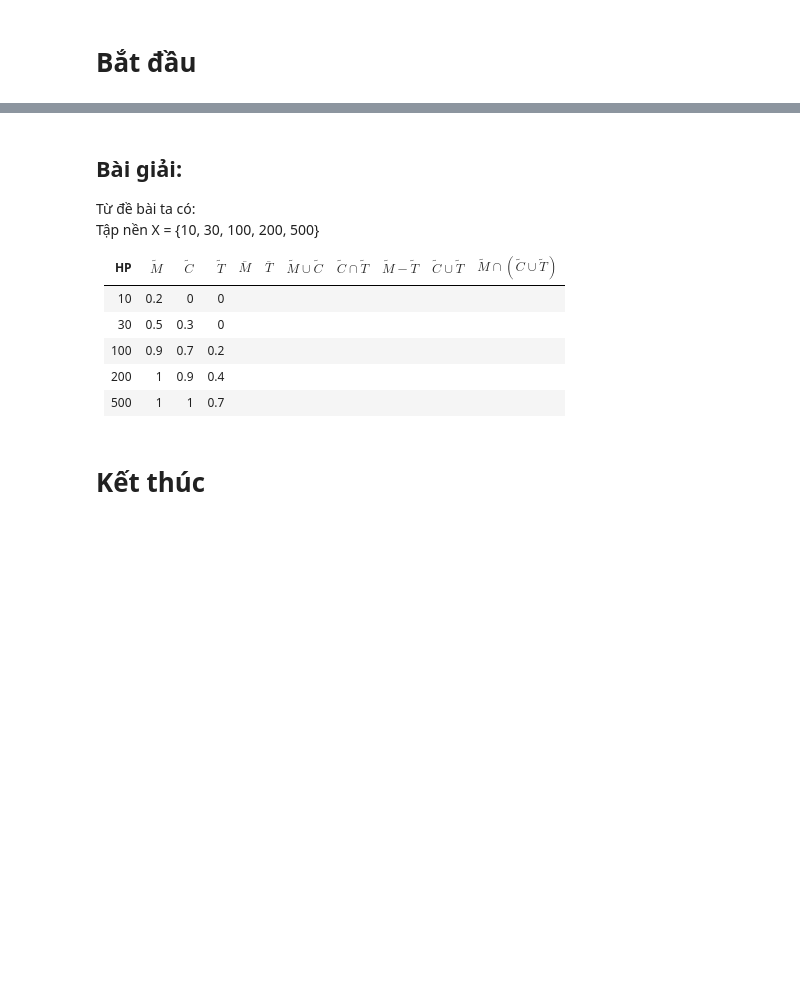
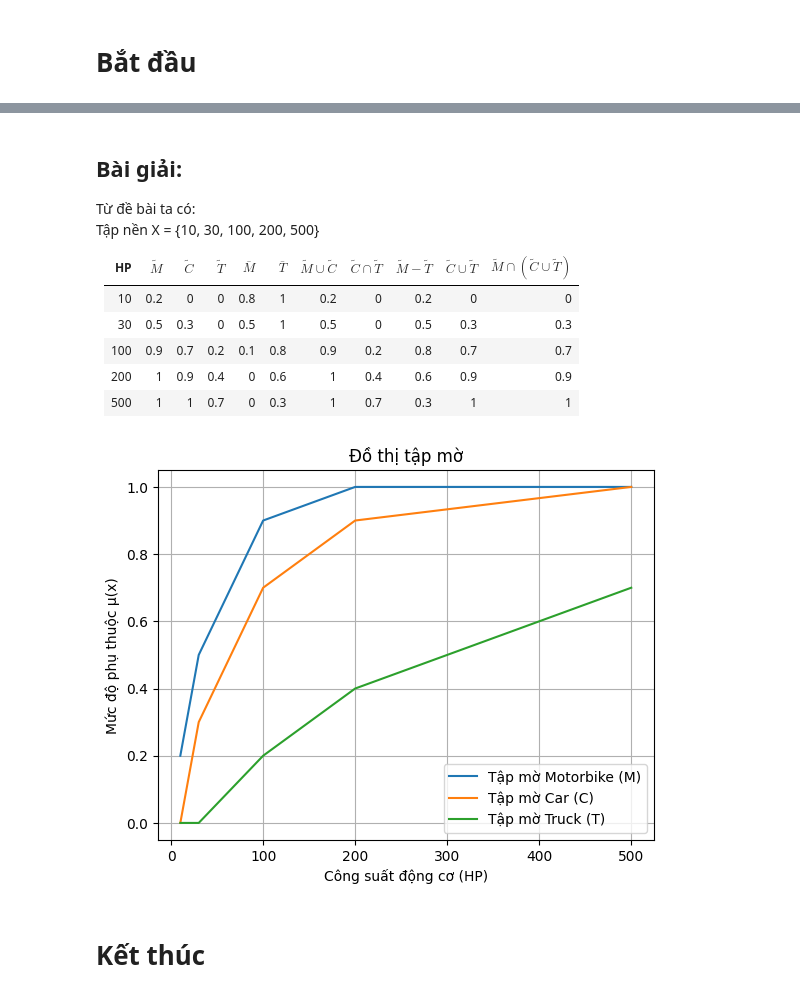
Before and after one commit to thanhthaolearnen-beep/DHSG_fuzzy, a Jupyter notebook: homework/Bai02/bt04.ipynb, the cells around one changed output, grey strips where cells are left out. Cells and saved outputs as stored; diff of their text form; code cells hidden in the pictures; blank space fills up the shorter version.

```diff
--- a/homework/Bai02/bt04.ipynb
+++ b/homework/Bai02/bt04.ipynb
@@ -11,8 +11,8 @@ Tập nền X = {10, 30, 100, 200, 500}
 
 |HP|$\tilde{M}$|$\tilde{C}$|$\tilde{T}$|$\bar{M}$|$\bar{T}$|$\tilde{M} \cup \tilde{C}$|$\tilde{C} \cap \tilde{T}$|$\tilde{M} - \tilde{T}$|$\tilde{C} \cup \tilde{T}$|$\tilde{M} \cap (\tilde{C} \cup \tilde{T})$|
 |---|---|---|---|---|---|---|---|---|---|---|
-|10|0.2|0|0||||||||
-|30|0.5|0.3|0||||||||
-|100|0.9|0.7|0.2||||||||
-|200|1|0.9|0.4||||||||
-|500|1|1|0.7||||||||
+|10|0.2|0|0|0.8|1|0.2|0|0.2|0|0|
+|30|0.5|0.3|0|0.5|1|0.5|0|0.5|0.3|0.3|
+|100|0.9|0.7|0.2|0.1|0.8|0.9|0.2|0.8|0.7|0.7|
+|200|1|0.9|0.4|0|0.6|1|0.4|0.6|0.9|0.9|
+|500|1|1|0.7|0|0.3|1|0.7|0.3|1|1|
@@ -19,2 +21,27 @@ Tập nền X = {10, 30, 100, 200, 500}
+# %%
+import numpy as np
+import matplotlib.pyplot as plt
+
+# 1: Không gian nền
+X = np.array([10, 30, 100, 200, 500])
+
+# 2. Hàm thuộc
+mu_M = np.array([0.2,0.5,0.9,1,1])
+mu_C = np.array([0, 0.3, 0.7, 0.9, 1])
+mu_T = np.array([0,0,0.2,0.4,0.7])
+
+# chart
+plt.figure()
+plt.plot(X, mu_M, label = 'Tập mờ Motorbike (M)')
+plt.plot(X, mu_C, label='Tập mờ Car (C)')
+plt.plot(X, mu_T, label='Tập mờ Truck (T)')
+plt.title("Đồ thị tập mờ")
+plt.xlabel("Công suất động cơ (HP)")
+plt.ylabel("Mức độ phụ thuộc μ(x)")
+plt.legend()
+plt.grid()
+plt.show()
+# %% [output]
+[figure, added]
 # %% [markdown]
 # Kết thúc
```
Also changed, not shown: parts of 1 cell of this notebook, 1 other file.
